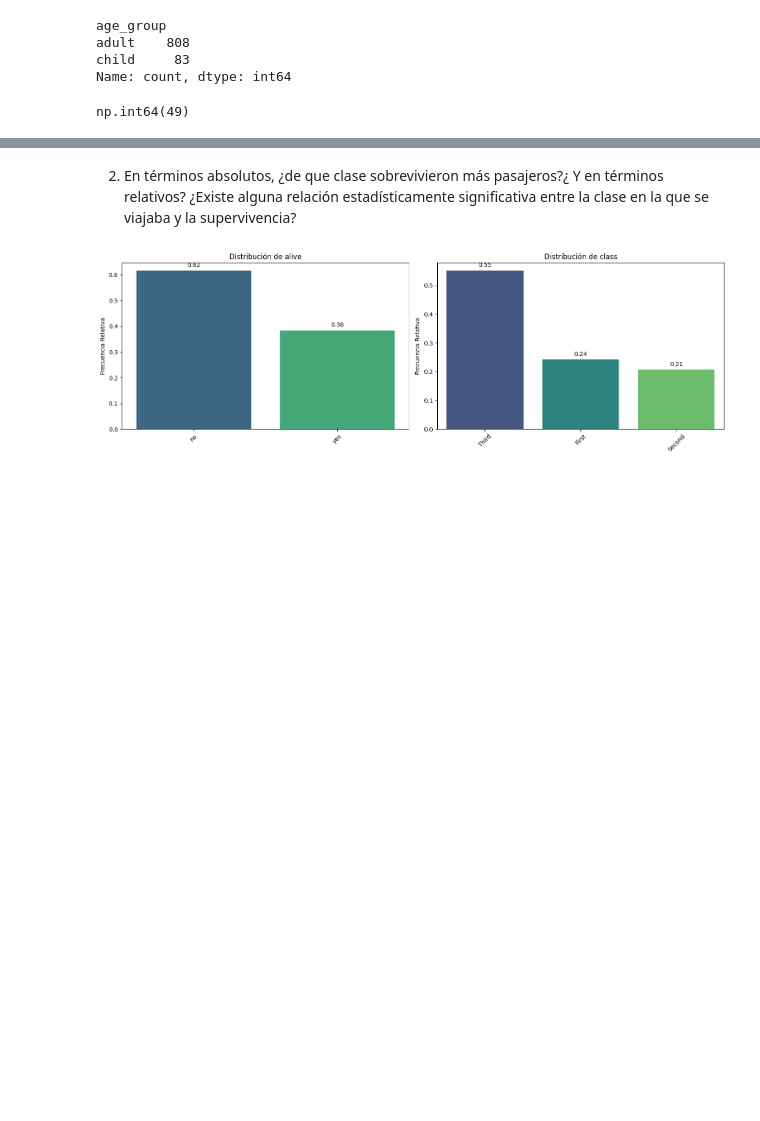
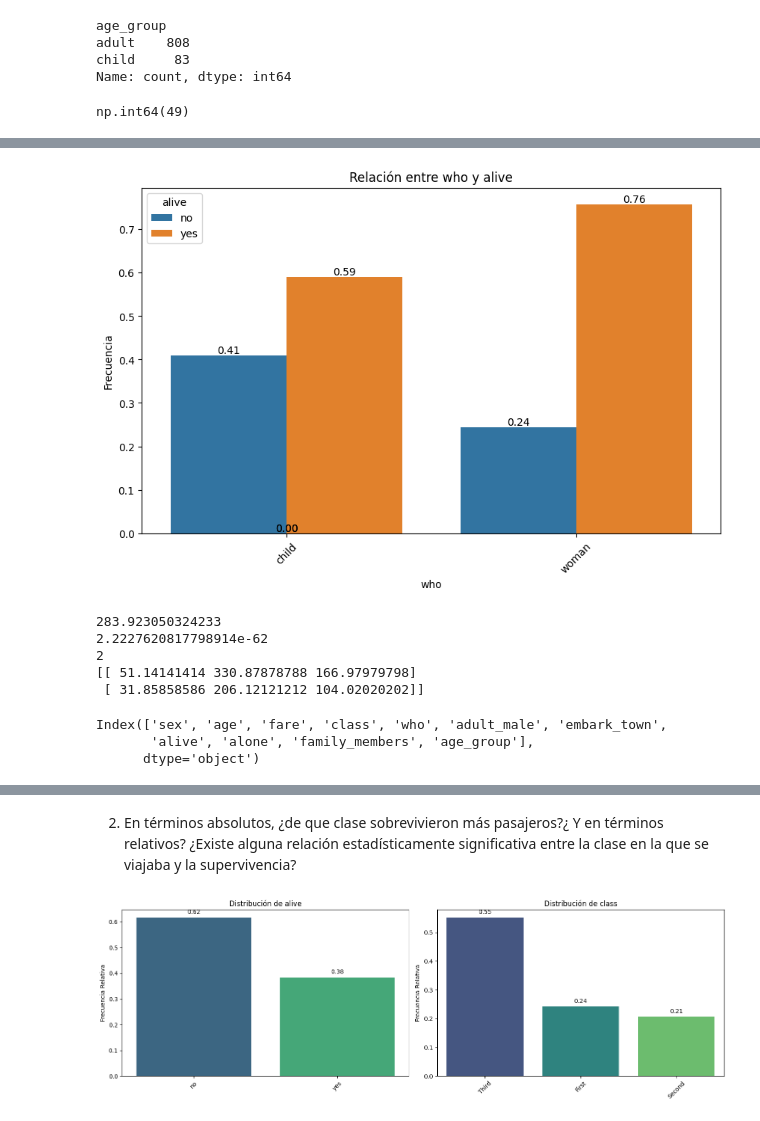
Before and after one commit to laurasalaslozano/repo-lsalas-ejercicios-ds, a Jupyter notebook: Sprint_07/Unidad_02_Estadistica_Descriptiva_Multivariante/03_Practica_Obligatoria/18_Practica_Obligatoria_Multivariante.ipynb, the cells around one changed output, grey strips where cells are left out. Drawn from its saved outputs; the diff is of its cells as text; code cells hidden in the pictures; blank space fills up the shorter version.

```diff
--- a/Sprint_07/Unidad_02_Estadistica_Descriptiva_Multivariante/03_Practica_Obligatoria/18_Practica_Obligatoria_Multivariante.ipynb
+++ b/Sprint_07/Unidad_02_Estadistica_Descriptiva_Multivariante/03_Practica_Obligatoria/18_Practica_Obligatoria_Multivariante.ipynb
@@ -369,0 +428,6 @@ Si se observa sólamente a los niños, podemos ver que han sobrevivido algo más
+# %%
+filtro = df_titanic[df_titanic["who"] != "man"]
+
+plot_categorical_relationship_fin(filtro, "who", "alive", relative_freq= True, show_values=True)
+# %% [output]
+[figure, added]
@@ -369,0 +438,15 @@ Si se observa sólamente a los niños, podemos ver que han sobrevivido algo más
+# %%
+from scipy.stats import chi2_contingency
+
+chi2, p, dof, expected = chi2_contingency(tabla_contingencia)
+
+print(chi2)
+print(p)
+print(dof)
+print(expected)
+# %% [output]
+283.923050324233
+2.2227620817798914e-62
+2
+[[ 51.14141414 330.87878788 166.97979798]
+ [ 31.85858586 206.12121212 104.02020202]]
@@ -369,0 +465,6 @@ Si se observa sólamente a los niños, podemos ver que han sobrevivido algo más
+# %%
+df_titanic.columns
+# %% [output]
+Index(['sex', 'age', 'fare', 'class', 'who', 'adult_male', 'embark_town',
+       'alive', 'alone', 'family_members', 'age_group'],
+      dtype='object')
```
Also changed, not shown: parts of 20 cells of this notebook, 9 other files.
